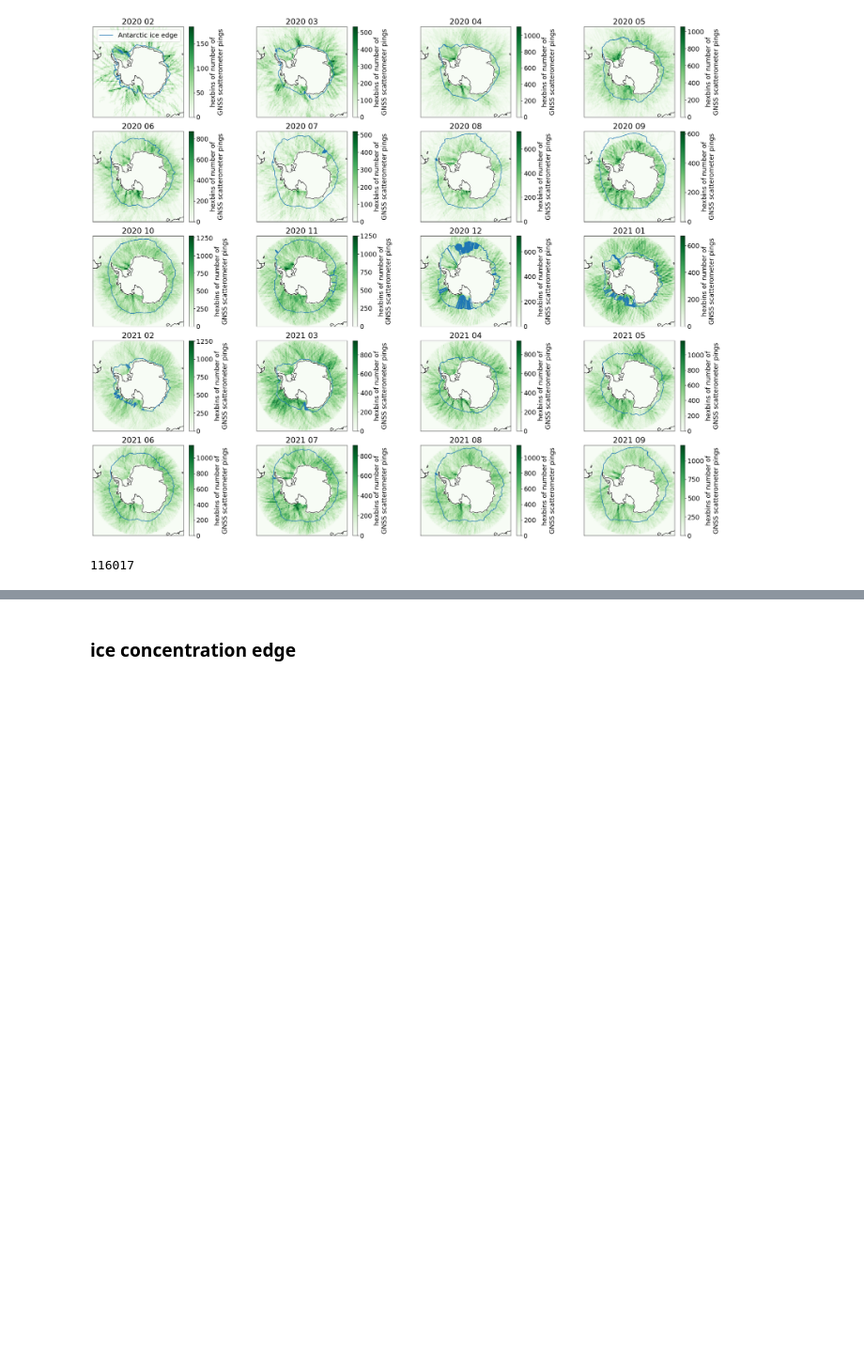
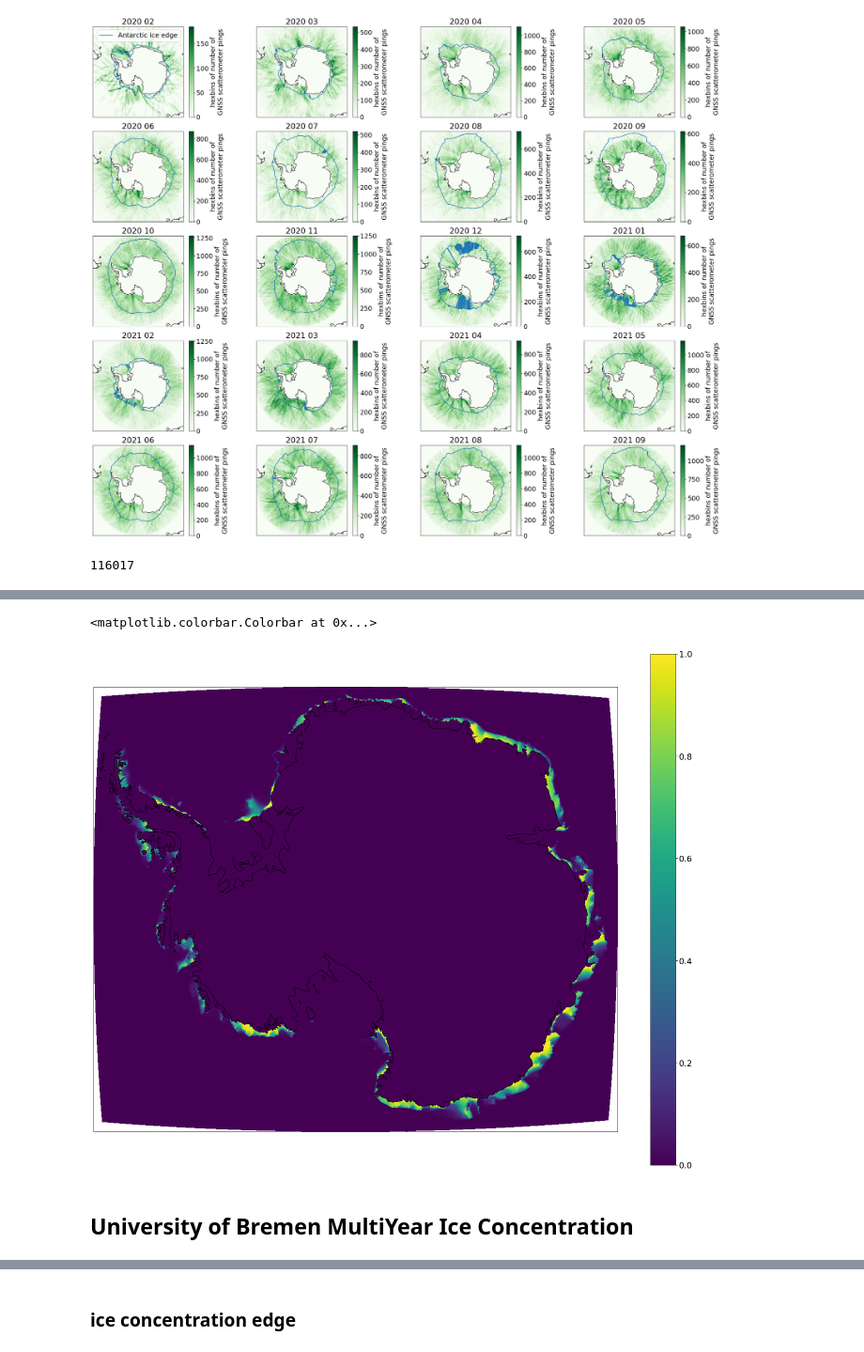
Before and after one commit to SteefanContractor/spacebridge, a Jupyter notebook: exploratory/data_wrangling.ipynb, the cells around one changed output, grey strips where cells are left out. Shown at 94% size. Cells and saved outputs as stored; diff of their text form; code cells hidden in the pictures; blank space fills up the shorter version.

```diff
--- a/exploratory/data_wrangling.ipynb
+++ b/exploratory/data_wrangling.ipynb
@@ -115,0 +165,13 @@ len(GNSS_202103)
+# %%
+fig, ax = plt.subplots(
+    1, 1, subplot_kw=dict(projection=ccrs.Orthographic(0,-90))
+)
+
+f = ax.pcolormesh(ds.longitude.values[0::4, 0::4], ds.latitude.values[0::4, 0::4], ds.persistence.values[0::4, 0::4], transform=ccrs.PlateCarree())
+ax.coastlines()
+fig.colorbar(f, ax=ax)
+# %% [output]
+<matplotlib.colorbar.Colorbar at 0x...>
+[figure, added]
+# %% [markdown]
+## University of Bremen MultiYear Ice Concentration
```
Also changed, not shown: parts of 16 cells of this notebook.
